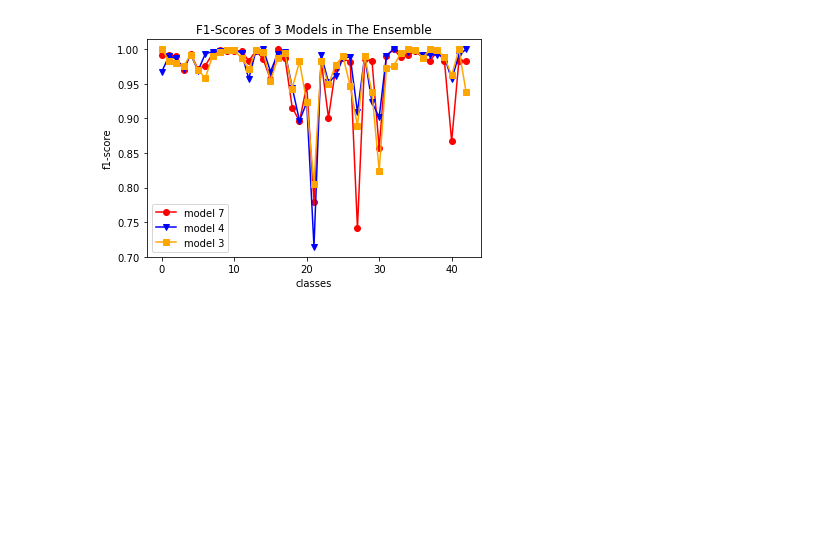
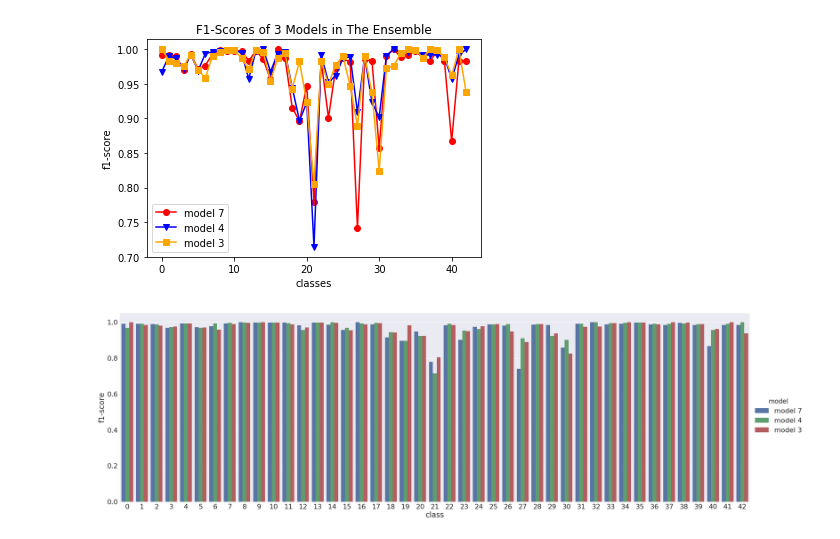
Before and after one commit to musa-atlihan/CarND-German-Traffic-Sign-Classifier-Project, a Jupyter notebook: salexnet-equal-n/ensemble-average-evaluation.ipynb, the cells around one changed output. Cells and saved outputs as stored; diff of their text form; code cells hidden in the pictures; blank space fills up the shorter version.

```diff
--- a/salexnet-equal-n/ensemble-average-evaluation.ipynb
+++ b/salexnet-equal-n/ensemble-average-evaluation.ipynb
@@ -178,3 +180,31 @@ plt.show()
 plt.close()
 # %% [output]
 [figure]
+# %%
+# plot f1 scores with boxes
+paths = [
+    './saved-salexnet-aug-eq-n-ens7/best-test-f1-scores.pkl',
+    './saved-salexnet-aug-eq-n-ens4/best-test-f1-scores.pkl',
+    './saved-salexnet-aug-eq-n-ens3/best-test-f1-scores.pkl'
+    ]
+dfs = []
+types = ['model 7', 'model 4', 'model 3']
+for i, path in enumerate(paths):
+    with open(path, mode='rb') as f:
+        scores = pickle.load(f)
+        dfs.append(pd.DataFrame({
+            'f1-score': scores,
+            'model': types[i],
+            'class': np.arange(len(scores))
+            }))
+df = pd.concat(dfs)
+
+sns.set(font_scale=2.2)
+sns.factorplot(x='class', y='f1-score',
+    hue='model', data=df,
+    kind='bar', size=10,
+    aspect=3)
+plt.show()
+plt.close()
+# %% [output]
+[figure, added]
```
Also changed, not shown: parts of 1 cell of this notebook, 6 other files.
